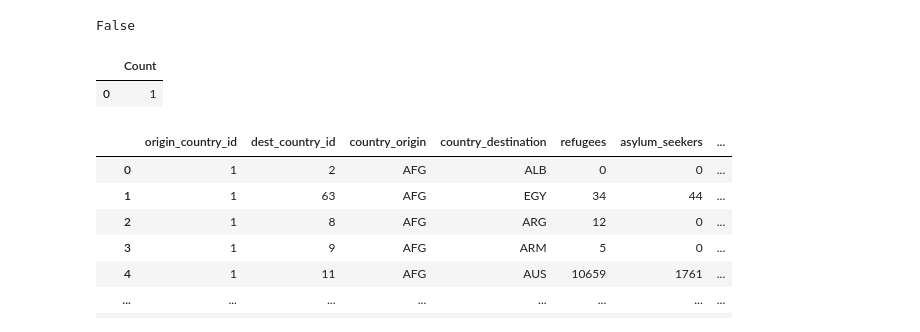
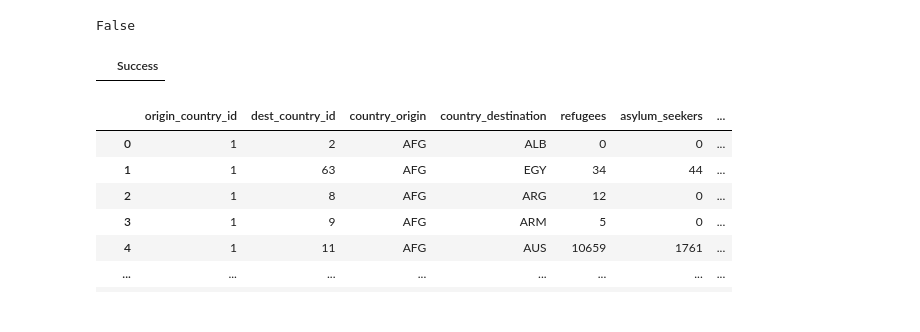
Before and after one commit to Costinha66/conflit_warehouse, a Jupyter notebook: notebooks/exploration.ipynb, the cells around one changed output. Drawn from its saved outputs; the diff is of its cells as text; code cells hidden in the pictures.

```diff
--- a/notebooks/exploration.ipynb
+++ b/notebooks/exploration.ipynb
@@ -78,10 +78,9 @@ False
 # %%
 import duckdb
 con = duckdb.connect("/home/faacosta0245695/conflit/conflit_warehouse/warehouse/database.db")
-con.execute("""TRUNCATE ingest_manifest""").df()
+con.execute("""DROP TABLE  entity_router""").df()
 # %% [output]
-|  | Count |
-| 0 | 1 |
+|  | Success |
 # %%
 import duckdb
 con = duckdb.connect("/home/faacosta0245695/conflit/conflit_warehouse/warehouse/database.db")
```
Also changed, not shown: 28 other files.
